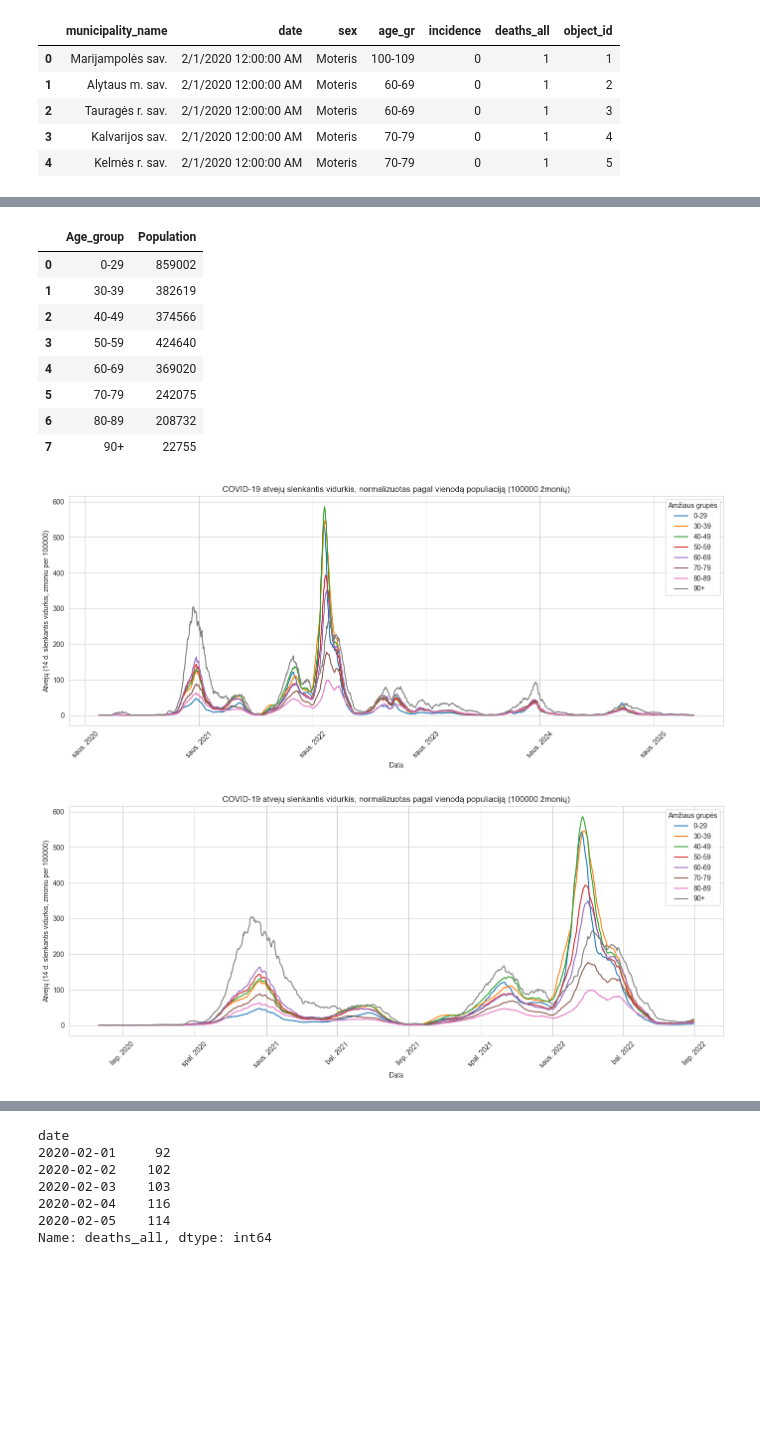
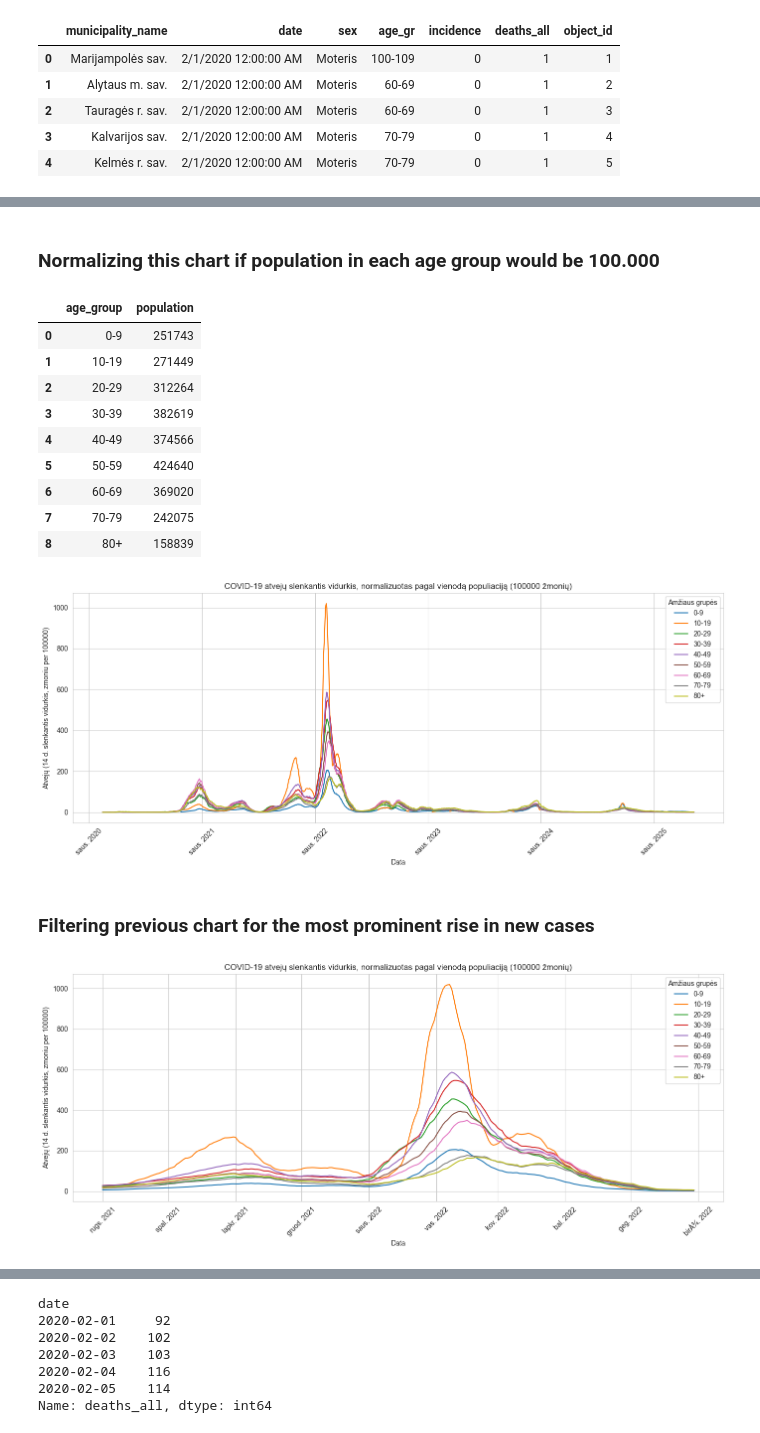
Before and after one commit to Angelika3108/COVID19_LT, a Jupyter notebook: CovidLT2020_2025.ipynb, the cells around one changed output, grey strips where cells are left out. Saved outputs shown, nothing was run; the diff lists cells and outputs as text; code cells hidden in the pictures; blank space fills up the shorter version.

Commit message:
separated younger age group
made 80+ age group to connect with population table

```diff
--- a/CovidLT2020_2025.ipynb
+++ b/CovidLT2020_2025.ipynb
@@ -26,21 +23,18 @@ covid.head()
 | 3 | Kalvarijos sav. | 2/1/2020 12:00:00 AM | Moteris | 70-79 | 0 | 1 | 4 |
 | 4 | Kelmės r. sav. | 2/1/2020 12:00:00 AM | Moteris | 70-79 | 0 | 1 | 5 |
 # %%
-covid['date'] = pd.to_datetime(covid['date'])
-# covid.head()
-# Change min and max age to one age group
-def merge_age_groups(age):
-    if age in ['0-9', '10-19', '20-29']:
-        return '0-29'
-    if age in ['90-99', '100-109', '110-119']:
-        return '90+'
+covid['date'] = pd.to_datetime(covid['date'])  # to leave only date in date column
+# group max ages to 1 age groups
+def elderly_group(age):
+    if age in ['80-89','90-99', '100-109', '110-119']:
+        return '80+'
     else:
         return age
 
-covid['age_gr'] = covid['age_gr'].apply(merge_age_groups)
+covid['age_gr'] = covid['age_gr'].apply(elderly_group)
 
-grouped=covid.groupby(['date', 'age_gr']).sum('incidence')
-grouped.drop(columns=['object_id', 'deaths_all'], inplace=True)
+grouped=covid.groupby(['date', 'age_gr']).sum('incidence') # sums incidence by each date and age group
+grouped.drop(columns=['object_id', 'deaths_all'], inplace=True) # these colums we don't need for now
 grouped.head()
 # %% [output]
 |  |  | incidence |
@@ -53,7 +47,8 @@ grouped.head()
 # %%
-pivoted = grouped.reset_index().pivot(index='date', columns='age_gr', values='incidence').fillna(0)
-pivoted.drop(columns=['Nenustatyta'], inplace=True)
-rolling = pivoted.rolling(window=14).mean()
-january = rolling.loc['2021-01']
-january.head()
+#pivot the table to have age groups as columns and dates as rows
+pivoted = grouped.reset_index().pivot(index='date', columns='age_gr', values='incidence')
+pivoted.drop(columns=['Nenustatyta'], inplace=True) # nenustatyta means unknown, we don't need it
+rolling = pivoted.rolling(window=14).mean() # calculate rolling mean for 14 days
+january = rolling.loc['2022-01'] # filter for end of January 2022, as plot later shows it's period with most new cases in most age groups
+january.tail()
 # %% [output]
@@ -102,17 +95,20 @@ https://osp.stat.gov.lt/ ➝ Visi rodikliai ➝ Rodiklių duomenų bazė ➝ …
+# %% [markdown]
+### Normalizing this chart if population in each age group would be 100.000
 # %%
-# Load sheet 2 (sheet index starts at 0)
-pop_df = pd.read_excel('amziaus_grupes.xlsx', sheet_name=1)
-pop_df.head(8)
+# Load excel with population by age group
+pop_age = pd.read_excel('population_by_age_group.xlsx')
+pop_age
 # %% [output]
-|  | Age_group | Population |
-| 0 | 0-29 | 859002 |
-| 1 | 30-39 | 382619 |
-| 2 | 40-49 | 374566 |
-| 3 | 50-59 | 424640 |
-| 4 | 60-69 | 369020 |
-| 5 | 70-79 | 242075 |
-| 6 | 80-89 | 208732 |
-| 7 | 90+ | 22755 |
+|  | age_group | population |
+| 0 | 0-9 | 251743 |
+| 1 | 10-19 | 271449 |
+| 2 | 20-29 | 312264 |
+| 3 | 30-39 | 382619 |
+| 4 | 40-49 | 374566 |
+| 5 | 50-59 | 424640 |
+| 6 | 60-69 | 369020 |
+| 7 | 70-79 | 242075 |
+| 8 | 80+ | 158839 |
 # %%
 #how many new cases per 100000 people of this age group
 equal_pop = 100000
@@ -121,9 +117,9 @@ equal_pop = 100000
 normalized = rolling.copy()
 
 # Normalize each age group as if all had equal population
-
+#devides number of new cases of this age group to population of this age group and multiply by equal population
 for group in normalized.columns:
-    actual_pop = pop_df.loc[pop_df['Age_group'] == group, 'Population']
+    actual_pop = pop_age.loc[pop_age['age_group'] == group, 'population']
     normalized[group] = (normalized[group] / actual_pop.values[0]) * equal_pop
 # %%
 # Plotting
@@ -131,39 +127,43 @@ plt.figure(figsize=(14, 6))
 sns.set_style("whitegrid")
 
 for column in normalized.columns:
-    plt.plot(normalized.index, normalized[column], label=column)
-
+    plt.plot(normalized.index, normalized[column], label=column) # separate line for each age group
+#New COVID cases in Lithuania by age group with 14-day rolling average normalized by equal population 100,000
 plt.title('COVID-19 atvejų slenkantis vidurkis, normalizuotas pagal vienodą populiaciją (100000 žmonių)')
 plt.xlabel('Data')
 plt.ylabel('Atvejų (14 d. slenkantis vidurkis, zmoniu per 100000)')
-plt.legend(title='Amžiaus grupės')
+plt.legend(title='Amžiaus grupės') #age groups
 
 plt.gca().xaxis.set_major_formatter(mdates.DateFormatter('%b %Y'))
 plt.xticks(rotation=45)
 plt.tight_layout()
+# save the plot
+plt.savefig('chart2.jpg', format='jpg', dpi=300, bbox_inches='tight')
 plt.show()
 # %% [output]
-[figure, old version]
+[figure, new version]
+# %% [markdown]
+### Filtering previous chart for the most prominent rise in new cases
 # %%
 # Filter the data for the specified date range
-filtered = normalized.loc['2020-06-01':'2022-06-30']
+filtered = normalized.loc['2021-09-01':'2022-05-30']
 # Plotting
 plt.figure(figsize=(14, 6))
 sns.set_style("whitegrid")
 
 for column in filtered.columns:
     plt.plot(filtered.index, filtered[column], label=column)
 
 plt.title('COVID-19 atvejų slenkantis vidurkis, normalizuotas pagal vienodą populiaciją (100000 žmonių)')
 plt.xlabel('Data')
 plt.ylabel('Atvejų (14 d. slenkantis vidurkis, zmoniu per 100000)')
 plt.legend(title='Amžiaus grupės')
 
 plt.gca().xaxis.set_major_formatter(mdates.DateFormatter('%b %Y'))
 plt.xticks(rotation=45)
 plt.tight_layout()
 plt.savefig('chart3.jpg', format='jpg', dpi=300, bbox_inches='tight')
 plt.show()
 # %% [output]
-[figure, old version]
+[figure, new version]
 # %% [markdown]
```
Also changed, not shown: parts of 10 cells of this notebook, 9 other files.
